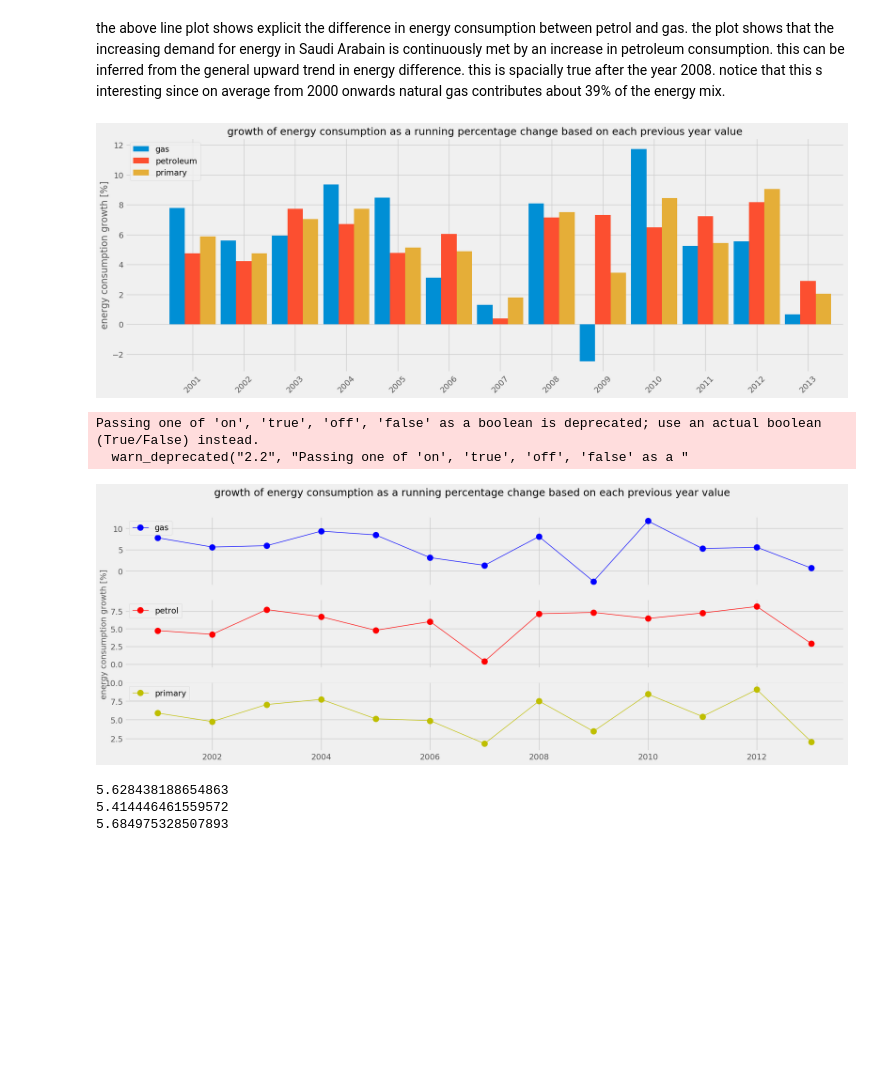
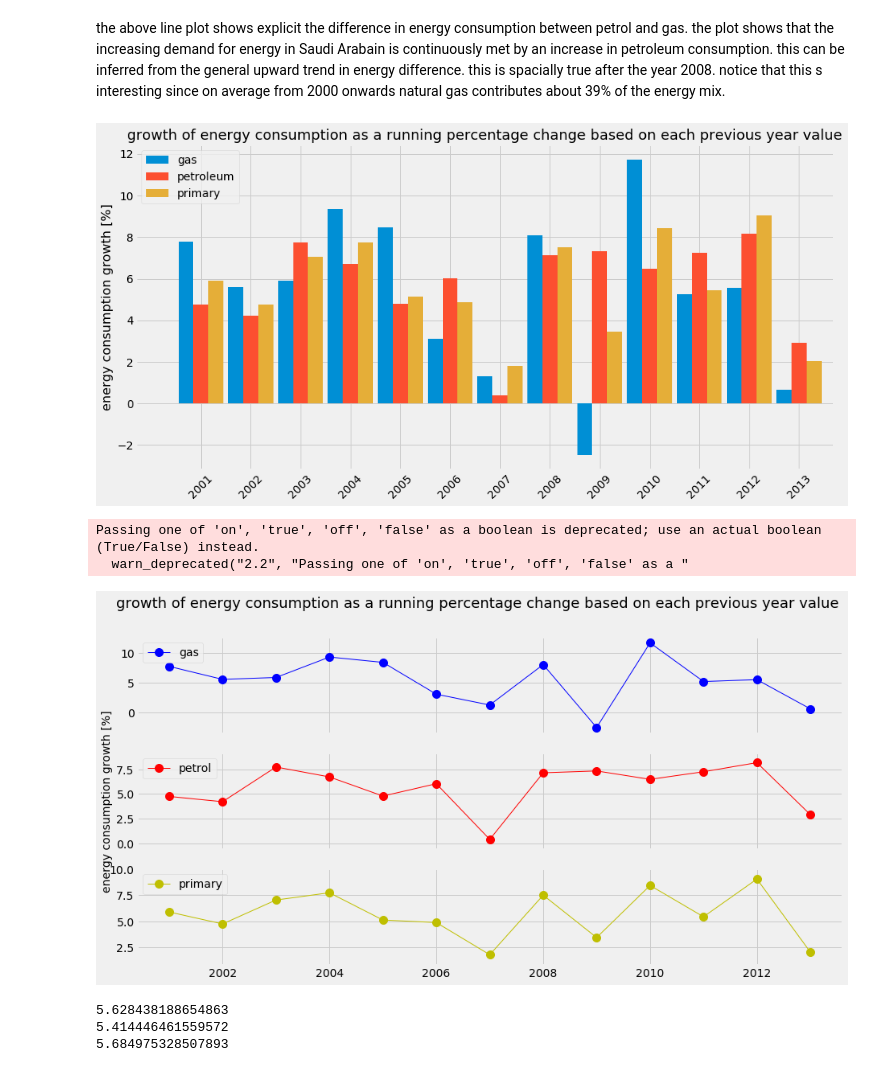
Before and after one commit to Ali-Alhamaly/energy-consumption-saudi-arabia, a Jupyter notebook: Saudi_Arabia_Energy_Consumption.ipynb, the cells around one changed output. Drawn from its saved outputs; the diff is of its cells as text; code cells hidden in the pictures; blank space fills up the shorter version.

```diff
--- a/Saudi_Arabia_Energy_Consumption.ipynb
+++ b/Saudi_Arabia_Energy_Consumption.ipynb
@@ -543,37 +556,37 @@ plt.style.use('fivethirtyeight')
 
 
 # stacked bar chart
-fig=plt.figure(figsize=[20,7])
+fig=plt.figure(figsize=[14,7])
 ax = fig.add_subplot(1,1,1)
 ind = np.arange(len(x_growth))    # the x locations for the groups
 width = .3     # the width of the bars: can also be len(x) sequence
 in_between = width/2
 # add grouped values
 plt.bar(ind, gas_growth_running, width,label='gas')
 plt.bar(ind+width, petrol_growth_running, width,label='petroleum')
 plt.bar(ind+width+width, primary_growth_running, width,label='primary')
 
 # axes ticks
 x_ticks_label = list(map(str,x_growth.tolist())) # convert the date array from numeric to string to use it in x ticks
 plt.xticks(ind+width,x_ticks_label,fontsize=14,rotation = '45')
 plt.yticks(fontsize=14)
 
 # modify axes to look nice
 # ax.set_axisbelow(True)
 # ax.spines['right'].set_visible(False)
 # ax.spines['left'].set_visible(False)
 # ax.spines['top'].set_visible(False)
 # ax.yaxis.grid(color='gray',alpha=.6)
 
 # limits on axes
 plt.xlim(min(ind)-1,max(ind)+1)
 # plt.ylim(0,110)
 
 plt.legend(loc=2,ncol=1,fontsize = 14)
 
 # axes titles
 plt.ylabel('energy consumption growth [%]',fontsize = 16)
 plt.title('growth of energy consumption as a running percentage change based on each previous year value',fontsize = 18)
 plt.show()
 # %% [output]
-[figure, old version]
+[figure, new version]
@@ -588,7 +604,7 @@ plt.style.use('fivethirtyeight')
 marker_size = 10
 lw = 1
 
-fig=plt.figure(figsize=[20,7])
+fig=plt.figure(figsize=[14,7])
 
 ax1 = fig.add_subplot(3,1,1)
 # ax1.set_xlim([min(gas_growth_running),max(gas_growth_running)])
@@ -619,4 +635,4 @@ plt.show()
 # %% [output]
 Passing one of 'on', 'true', 'off', 'false' as a boolean is deprecated; use an actual boolean (True/False) instead.
   warn_deprecated("2.2", "Passing one of 'on', 'true', 'off', 'false' as a "
-[figure, old version]
+[figure, new version]
```
Also changed, not shown: parts of 41 cells of this notebook, 1 other file.
